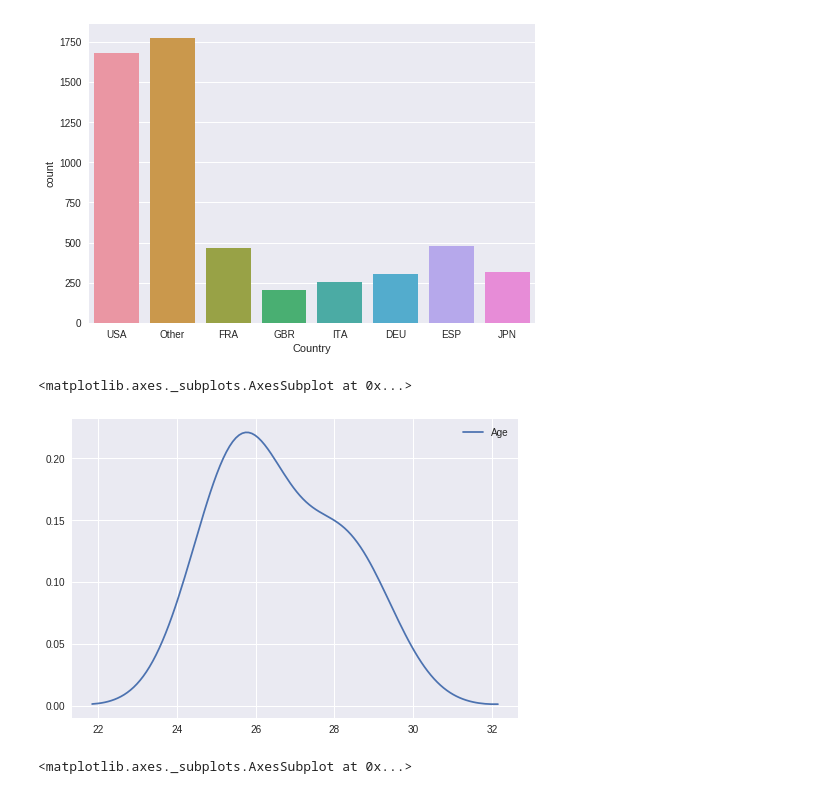
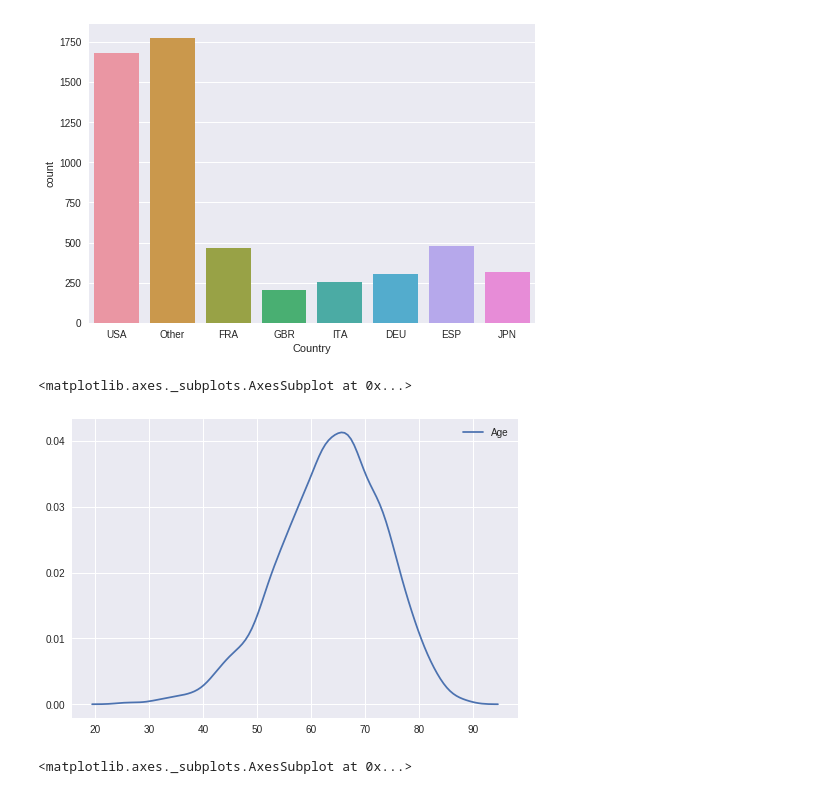
Before and after one commit to rameshmech/ML_hands_on_sessions, a Jupyter notebook: Data_Wrangling.ipynb, the cells around one changed output. Saved outputs shown, nothing was run; the diff lists cells and outputs as text; code cells hidden in the pictures.

```diff
--- a/Data_Wrangling.ipynb
+++ b/Data_Wrangling.ipynb
@@ -262,10 +259,10 @@ sns.countplot(train_bsl['Country'])
 <matplotlib.axes._subplots.AxesSubplot at 0x...>
 [figure]
 # %%
-sns.kdeplot(train_bsl.query('Age < 30').Age)
+sns.kdeplot(train_bsl.query('Age < 90').Age)
 # %% [output]
 <matplotlib.axes._subplots.AxesSubplot at 0x...>
-[figure, old version]
+[figure, new version]
 # %%
 train_bsl[train_bsl['Age'] < 90]['Age'].value_counts().sort_index().plot.line()
 # %% [output]
```
Also changed, not shown: parts of 13 cells of this notebook.
